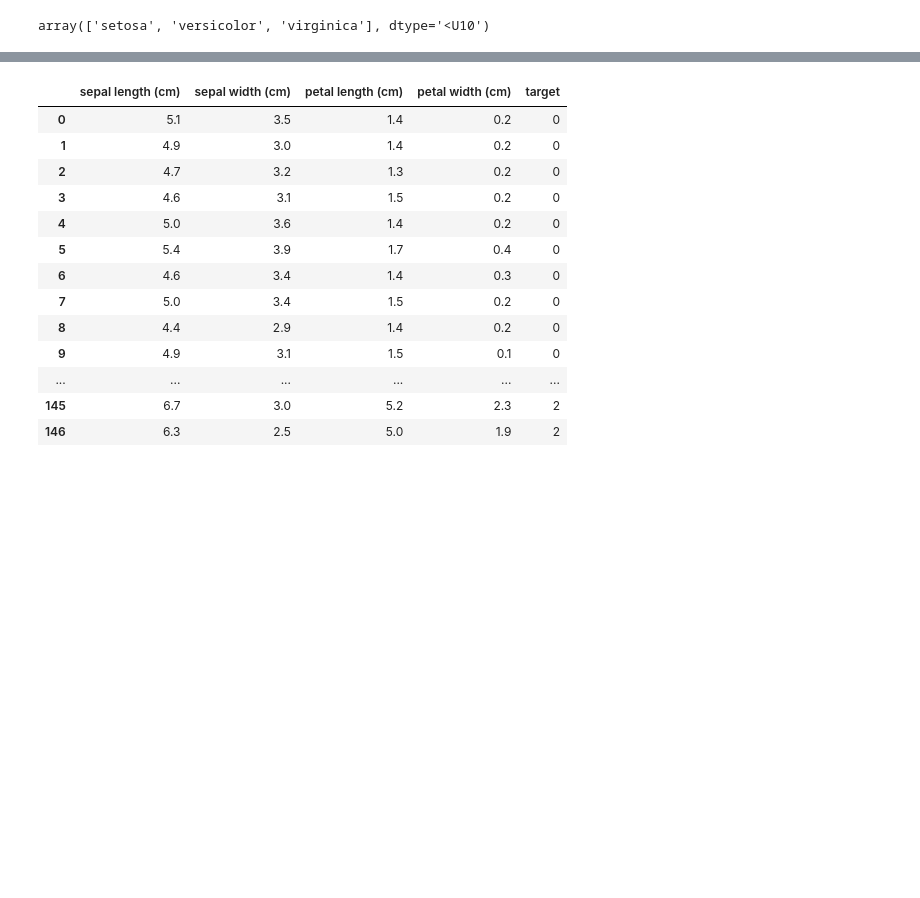
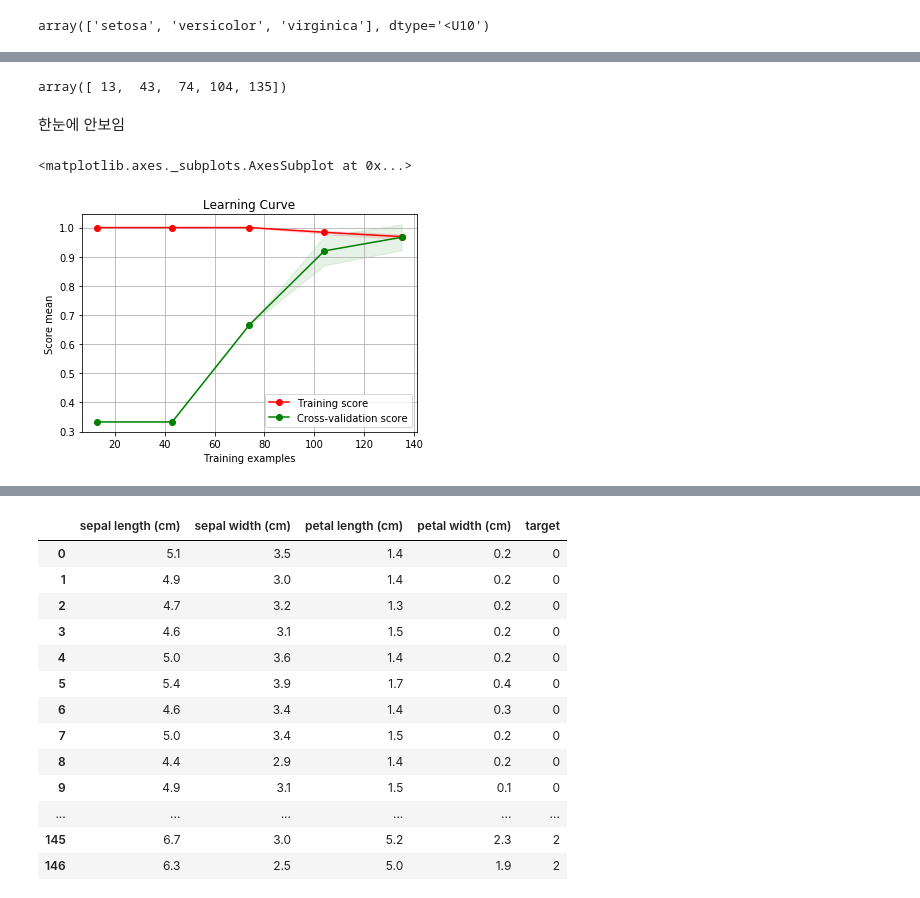
Before and after one commit to accidentlywoo/python, a Jupyter notebook: Machine Learning scikit/scikit.ipynb, the cells around one changed output, grey strips where cells are left out. Saved outputs shown, nothing was run; the diff lists cells and outputs as text; code cells hidden in the pictures; blank space fills up the shorter version.

Commit message:
2019-07-26 machine learning - scikit / pandas / reporting classification(KNN) , logistic regression , decision tree , random forest(ensemble)

```diff
--- a/Machine Learning scikit/scikit.ipynb
+++ b/Machine Learning scikit/scikit.ipynb
@@ -146,0 +738,11 @@ array(['setosa', 'versicolor', 'virginica'], dtype='<U10')
+# %%
+# unpacking
+train_size,train_score, test_score = learning_curve(KNeighborsClassifier(),
+                                                   iris.iloc[:,:-1],iris.iloc[:,-1],
+                                                   cv = 10, n_jobs=-1)
+# %%
+train_size
+# %% [output]
+array([ 13,  43,  74, 104, 135])
+# %% [markdown]
+한눈에 안보임
@@ -146,0 +751,5 @@ array(['setosa', 'versicolor', 'virginica'], dtype='<U10')
+# %%
+sklearn_evaluation.plot.learning_curve(train_score,test_score,train_size)
+# %% [output]
+<matplotlib.axes._subplots.AxesSubplot at 0x...>
+[figure, added]
```
Also changed, not shown: parts of 130 cells of this notebook, 1 other file.
